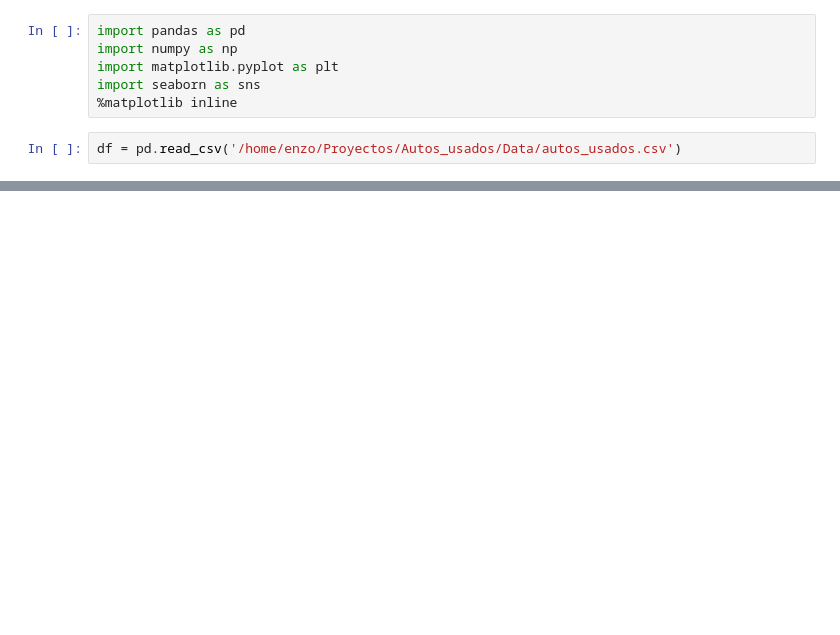
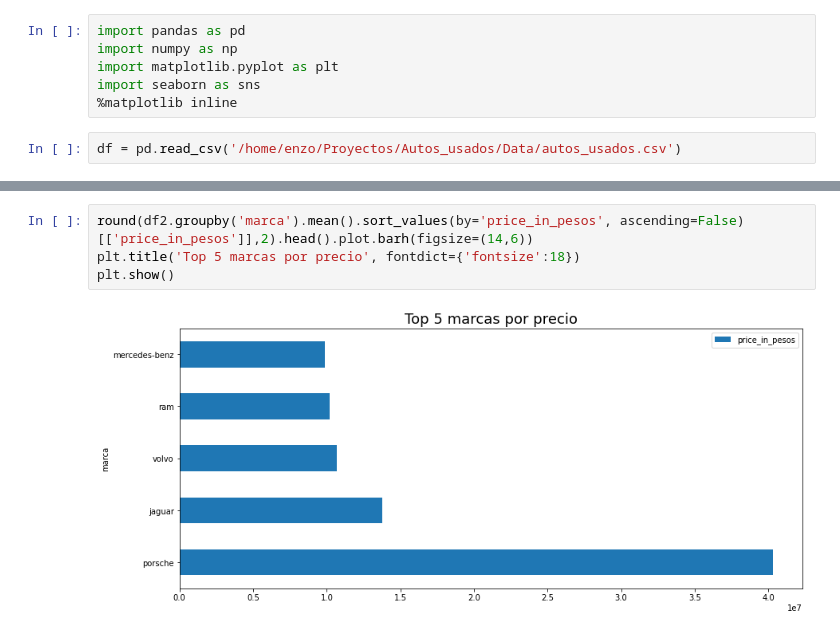
Before and after one commit to enzodrovandi/autos_usados, a Jupyter notebook: Analisis/Analisis.ipynb, the cells around one changed output, grey strips where cells are left out. Cells and saved outputs as stored; diff of their text form; blank space fills up the shorter version.

```diff
--- a/Analisis/Analisis.ipynb
+++ b/Analisis/Analisis.ipynb
@@ -134,0 +192,6 @@ mask_km = df.pr
+# %%
+round(df2.groupby('marca').mean().sort_values(by='price_in_pesos', ascending=False)[['price_in_pesos']],2).head().plot.barh(figsize=(14,6))
+plt.title('Top 5 marcas por precio', fontdict={'fontsize':18})
+plt.show()
+# %% [output]
+[figure, added]
```
Also changed, not shown: parts of 24 cells of this notebook, 8 other files.
